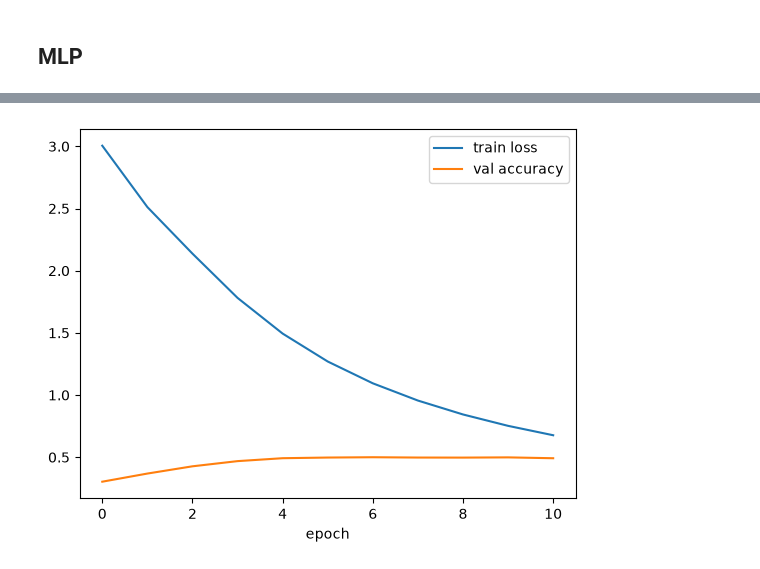
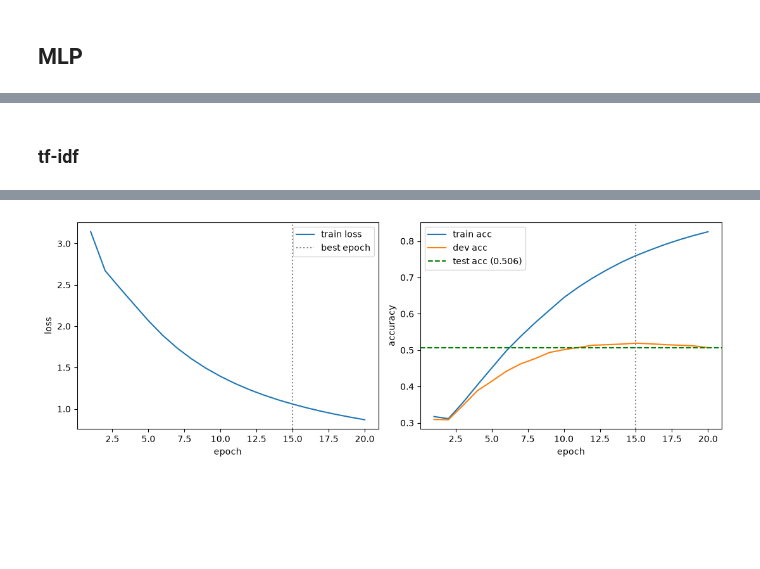
Before and after one commit to ioanadum2004/nlp1-student, a Jupyter notebook: part1/project.ipynb, the cells around one changed output, grey strips where cells are left out. Saved outputs shown, nothing was run; the diff lists cells and outputs as text; code cells hidden in the pictures; blank space fills up the shorter version.

Commit message:
finalized architecture and code in notebook to run all files

```diff
--- a/part1/project.ipynb
+++ b/part1/project.ipynb
@@ -74,9 +74,10 @@ import pandas as pd
 cols = ["text", "labels", "id"]
 train_df = pd.read_csv(os.path.join(path, "data/train.tsv"), sep="\t", header=None, names=cols)
 dev_df   = pd.read_csv(os.path.join(path, "data/dev.tsv"),   sep="\t", header=None, names=cols)
+test_df = pd.read_csv(os.path.join(path, "data/test.tsv"), sep="\t", header=None, names=cols)
 
 # keep only the first label for each sample
-for df in (train_df, dev_df):
+for df in (train_df, dev_df, test_df):
     df["labels"] = df["labels"].str.split(",").str[0].astype(int)
 # %% [markdown]
 ## TOKENIZER
@@ -90,6 +91,10 @@ print(train_df.head())
 dev_df["text"] = dev_df["text"].str.lower()
 dev_df = tokenizer.tokenize_text(dev_df)
 dev_df   = dev_df.drop(columns=["id", "text"])
+
+test_df["text"] = test_df["text"].str.lower()
+test_df = tokenizer.tokenize_text(test_df)
+test_df   = test_df.drop(columns=["id", "text"])
 # %% [output]
    labels                                        text_tokens
 0      27  [my, favourite, food, is, anything, i, did, n'...
@@ -218,7 +284,0 @@ bow + MLP    dev f1: 0.36361788051442234
-# %%
-# tfidf
-mlp_tfidf = architecture.build_mlp()
-mlp_tfidf.fit(X_tfidf, y_train)
-print("tfidf + MLP  train:", mlp_tfidf.score(X_tfidf, y_train))
-print("tfidf + MLP  dev:  ", mlp_tfidf.score(X_tfidf_dev, y_dev))
-print("tfidf + MLP  dev macro-F1:", f1_score(y_dev, mlp_tfidf.predict(X_tfidf_dev), average="macro"))
@@ -243,16 +285,62 @@ tfidf + MLP  dev macro-F1: 0.3267478311807161
+# %% [markdown]
+### tf-idf
 # %%
+import copy
+import numpy as np
 import matplotlib.pyplot as plt
-from sklearn.metrics import log_loss
+from scipy.sparse import vstack
+from sklearn.metrics import accuracy_score, f1_score, log_loss
+import architecture
+
+# Stack the per-row sparse vectors back into matrices
+#X_tr  = vstack(train_df["tfidf"].tolist())
+#X_dev = vstack(dev_df["tfidf"].tolist())
+#X_te  = vstack(test_df["tfidf"].tolist())
+#y_tr, y_dev, y_te = train_df["labels"], dev_df["labels"], test_df["labels"]
 
 m = architecture.build_mlp()
-m.fit(X_tfidf, y_train)
+m.set_params(verbose=False) # partial_fit ignores early_stopping
+classes = np.unique(y_train)
 
-print("epochs run:", m.n_iter_)
-print("train loss per epoch:", [round(x, 3) for x in m.loss_curve_])
-print("val accuracy per epoch:", [round(x, 3) for x in m.validation_scores_])
-print("dev log-loss:", log_loss(y_dev, m.predict_proba(X_tfidf_dev), labels=m.classes_))
+max_epochs, patience = 50, 5
+train_loss, train_acc, dev_acc = [], [], []
+best_dev, best_epoch, best_model = -1, 0, None
 
-plt.plot(m.loss_curve_, label="train loss")
-plt.plot(m.validation_scores_, label="val accuracy")
-plt.legend(); plt.xlabel("epoch"); plt.show()
+for epoch in range(max_epochs):
+    m.partial_fit(X_tfidf, y_train, classes=classes)
+    train_loss.append(m.loss_)
+    train_acc.append(accuracy_score(y_train, m.predict(X_tfidf)))
+    dev_acc.append(accuracy_score(y_dev, m.predict(X_tfidf_dev)))
+
+    if dev_acc[-1] > best_dev:
+        best_dev, best_epoch, best_model = dev_acc[-1], epoch, copy.deepcopy(m)
+    elif epoch - best_epoch >= patience:
+        print(f"Early stop at epoch {epoch + 1}")
+        break
+
+m = best_model
+test_pred = m.predict(X_tfidf_test)
+test_acc = accuracy_score(y_test, test_pred)
+
+print(f"best epoch: {best_epoch + 1}")
+print(f"dev accuracy:  {best_dev:.3f}")
+print(f"test accuracy: {test_acc:.3f}")
+print(f"test macro-F1: {f1_score(y_test, test_pred, average='macro'):.3f}")
+print(f"dev log-loss:  {log_loss(y_dev, m.predict_proba(X_tfidf_dev), labels=m.classes_):.3f}")
+
+# Plots
+epochs = np.arange(1, len(dev_acc) + 1)
+fig, ax = plt.subplots(1, 2, figsize=(11, 4))
+
+ax[0].plot(epochs, train_loss, label="train loss")
+ax[0].axvline(best_epoch + 1, color="gray", ls=":", label="best epoch")
+ax[0].set_xlabel("epoch"); ax[0].set_ylabel("loss"); ax[0].legend()
+
+ax[1].plot(epochs, train_acc, label="train acc")
+ax[1].plot(epochs, dev_acc, label="dev acc")
+ax[1].axhline(test_acc, color="green", ls="--", label=f"test acc ({test_acc:.3f})")
+ax[1].axvline(best_epoch + 1, color="gray", ls=":")
+ax[1].set_xlabel("epoch"); ax[1].set_ylabel("accuracy"); ax[1].legend()
+
+plt.tight_layout(); plt.show()
 # %% [output]
@@ -276 +353 @@ dev log-loss: 1.7350026215817107
-[figure, old version]
+[figure, new version]
```
Also changed, not shown: parts of 10 cells of this notebook, 1 other file.
